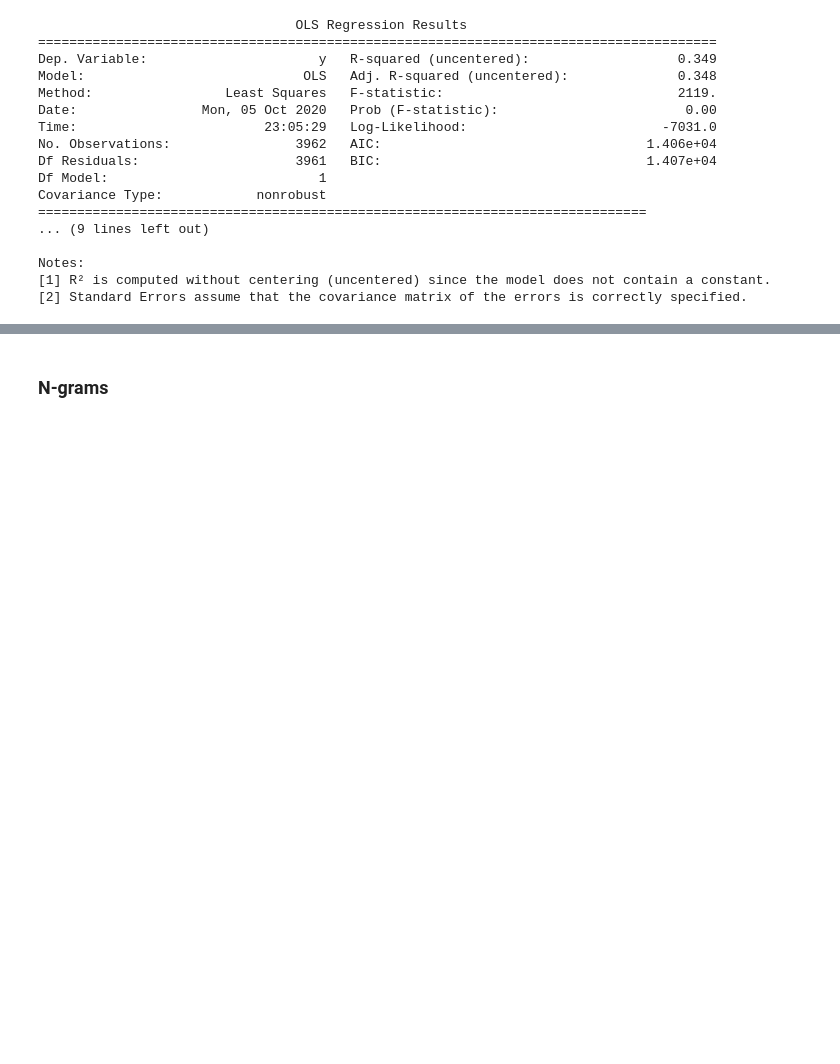
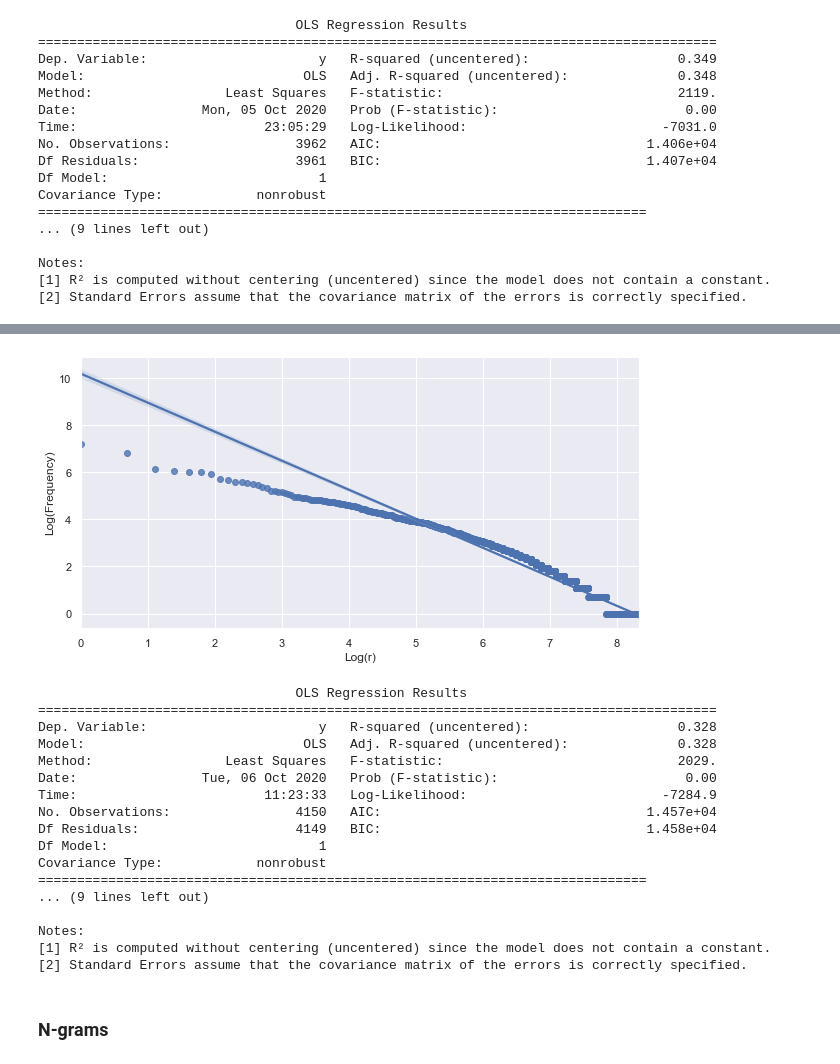
Before and after one commit to moesmatheus/text-mining-mba, a Jupyter notebook: NLP.ipynb, the cells around one changed output, grey strips where cells are left out. Cells and saved outputs as stored; diff of their text form; code cells hidden in the pictures; blank space fills up the shorter version.

Commit message:
Topic Modeling and Sentiment Analysis

```diff
--- a/NLP.ipynb
+++ b/NLP.ipynb
@@ -517,2 +545,23 @@ Notes:
+# %%
+zipf_law(fdist)
+# %% [output]
+[figure, added]
+                                 OLS Regression Results
+=======================================================================================
+Dep. Variable:                      y   R-squared (uncentered):                   0.328
+Model:                            OLS   Adj. R-squared (uncentered):              0.328
+Method:                 Least Squares   F-statistic:                              2029.
+Date:                Tue, 06 Oct 2020   Prob (F-statistic):                        0.00
+Time:                        11:23:33   Log-Likelihood:                         -7284.9
+No. Observations:                4150   AIC:                                  1.457e+04
+Df Residuals:                    4149   BIC:                                  1.458e+04
+Df Model:                           1
+Covariance Type:            nonrobust
+==============================================================================
+... (9 lines left out)
+
+Notes:
+[1] R² is computed without centering (uncentered) since the model does not contain a constant.
+[2] Standard Errors assume that the covariance matrix of the errors is correctly specified.
 # %% [markdown]
 ### N-grams
```
Also changed, not shown: parts of 23 cells of this notebook.
